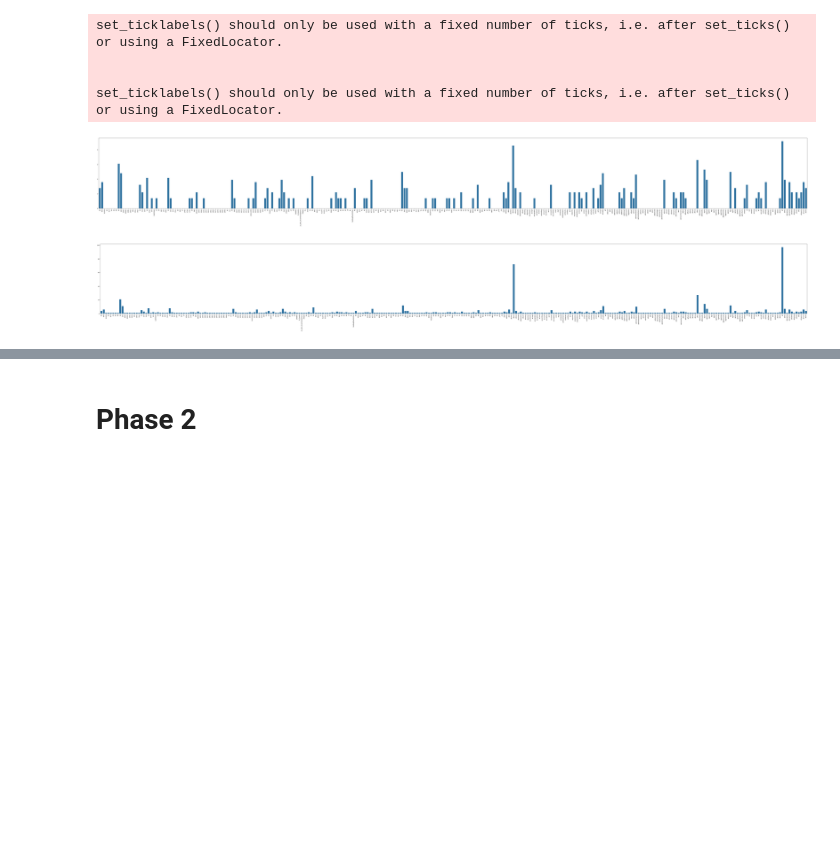
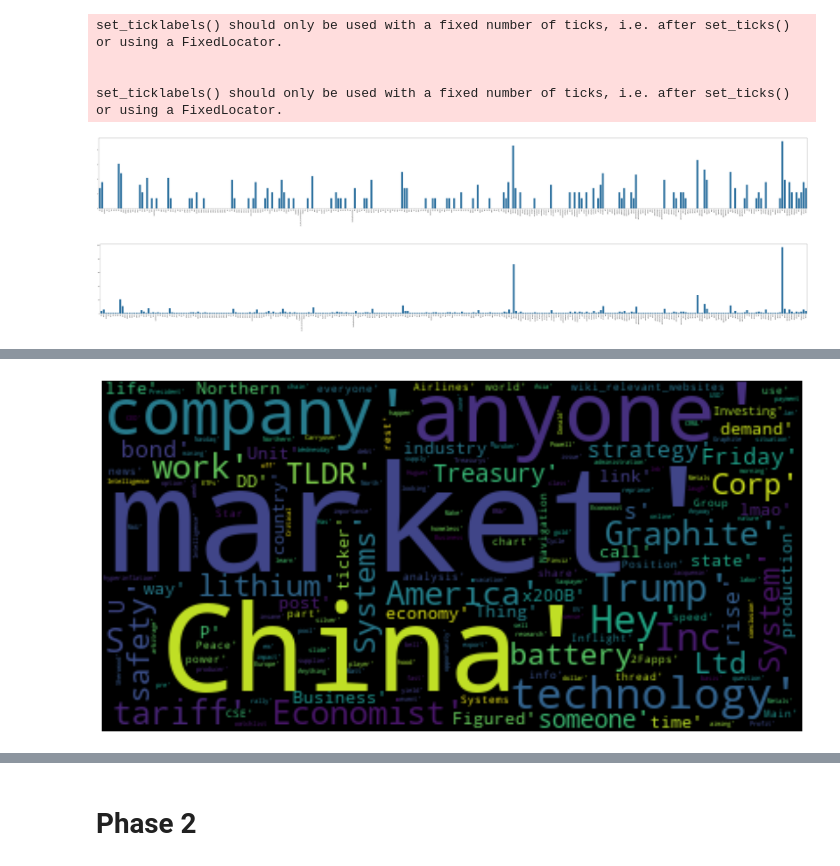
Before and after one commit to Nattapat140/DM2025-Lab1-Exercise, a Jupyter notebook: DM2025-Lab1-Homework.ipynb, the cells around one changed output, grey strips where cells are left out. Saved outputs shown, nothing was run; the diff lists cells and outputs as text; code cells hidden in the pictures; blank space fills up the shorter version.

```diff
--- a/DM2025-Lab1-Homework.ipynb
+++ b/DM2025-Lab1-Homework.ipynb
@@ -354,0 +411,80 @@ set_ticklabels() should only be used with a fixed number of ticks, i.e. after se
+# %%
+# https://github.com/amueller/word_cloud?tab=readme-ov-file
+import helpers.text_analysis as ta
+import matplotlib.pyplot as plt
+import seaborn as sns
+
+# -------- WordCloud for top 40 most engaging posts -------- #
+
+"""
+Description: This graph will show what entities do top 40 most engageing posts contain.
+             In my opinion, the most engaging posts are the one that either has many upvotes or downvotes
+
+Plot: I use WordCloud from the helper function. I first make new column that consist of absoute value of upvotes named 'votes'
+Then sort them in the dataframe (ascending). The reason why i ignoore the downvote column is because 90% of them consist many of missing values.
+"""
+
+X['votes'] = X['upvotes'].abs()
+X.sort_values(by='votes', ascending=False, inplace=True)
+
+most_votes = []
+
+for i in range(40):
+    most_votes.append(X.iloc[i].entities)
+
+ta.plot_word_cloud(" ".join(most_votes))
+
+# --------------------------------------------------------- #
+
+#  ------- Polarity Distribution ------- #
+
+"""
+Description: This graph will show trends of the people in the dataset on whether their posts are considered to be
+positive, neutral or negative
+
+Plot: I use histogram from seaborn. Each bar represent a value of 0.05
+"""
+
+plt.figure(figsize=(10,6))
+sns.histplot(X['polarity'], bins=40, kde=True)
+plt.title("Polarity Distribution")
+plt.xlabel("Polarity")
+plt.ylabel("Frequency")
+plt.show()
+
+#  ------------------------------------- #
+
+# --------------- Sentiment in each subreddit --------------- #
+
+"""
+Description: This graph will show trends of the posts from each subreddit whether they are more likely to be positive, neutral or negative towards this topic
+
+Plot: I use normal bar graph from plt.
+x-axis represents the subreddit, and in each subreddit there are three bars representing sentiment value (-1.0, 0.0, 1.0)
+y-axis represents the frequency of each type of sentiments in each subreddit
+"""
+
+sentiment_counts = X.groupby(['subreddit', 'sentiment']).size().unstack(fill_value=0)
+sentiment_counts = sentiment_counts[[-1.0, 0.0, 1.0]]
+# print(sentiment_counts)
+
+subreddits = sentiment_counts.index
+bar_width = 0.2
+x = np.arange(len(subreddits))
+
+plt.figure(figsize=(10,6))
+
+plt.bar(x - bar_width, sentiment_counts[-1.0], width=bar_width, color='red', label='Negative')
+plt.bar(x, sentiment_counts[0.0], width=bar_width, color='gray', label='Neutral')
+plt.bar(x + bar_width, sentiment_counts[1.0], width=bar_width, color='green', label='Positive')
+
+plt.xticks(x, subreddits, rotation=45)
+plt.ylabel("Number of Posts")
+plt.title("Sentiment Distribution per Subreddit")
+plt.legend()
+plt.tight_layout()
+plt.show()
+
+# ----------------------------------------------------------- #
+# %% [output]
+[figure, added]
```
Also changed, not shown: parts of 10 cells of this notebook, 5 other files.
